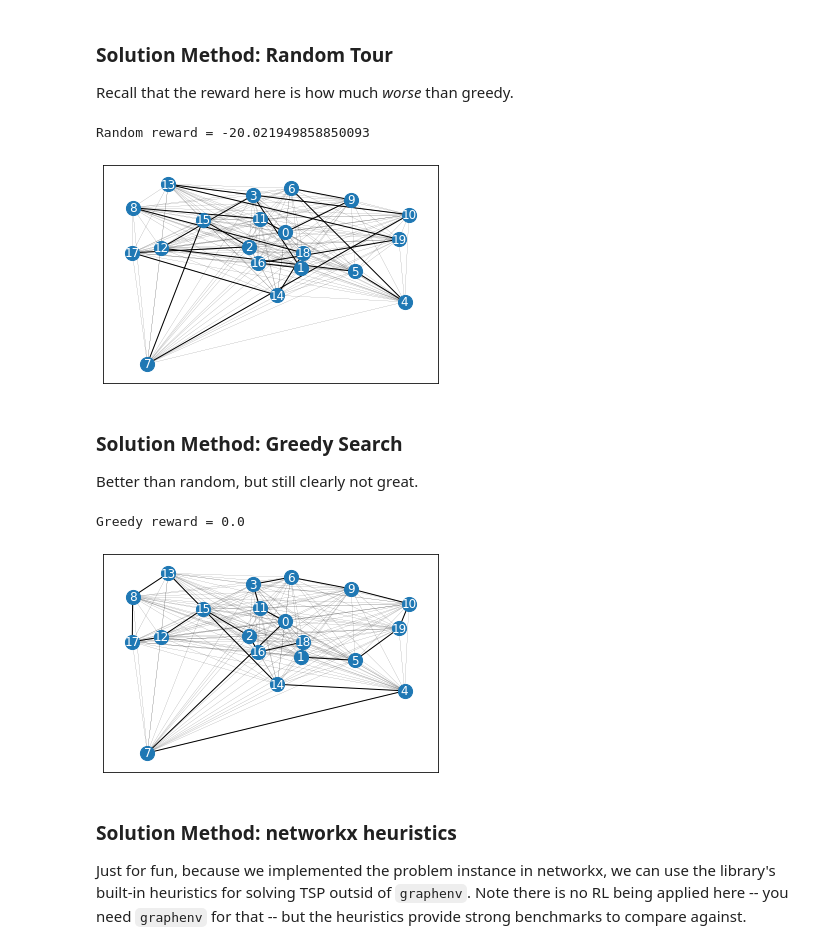
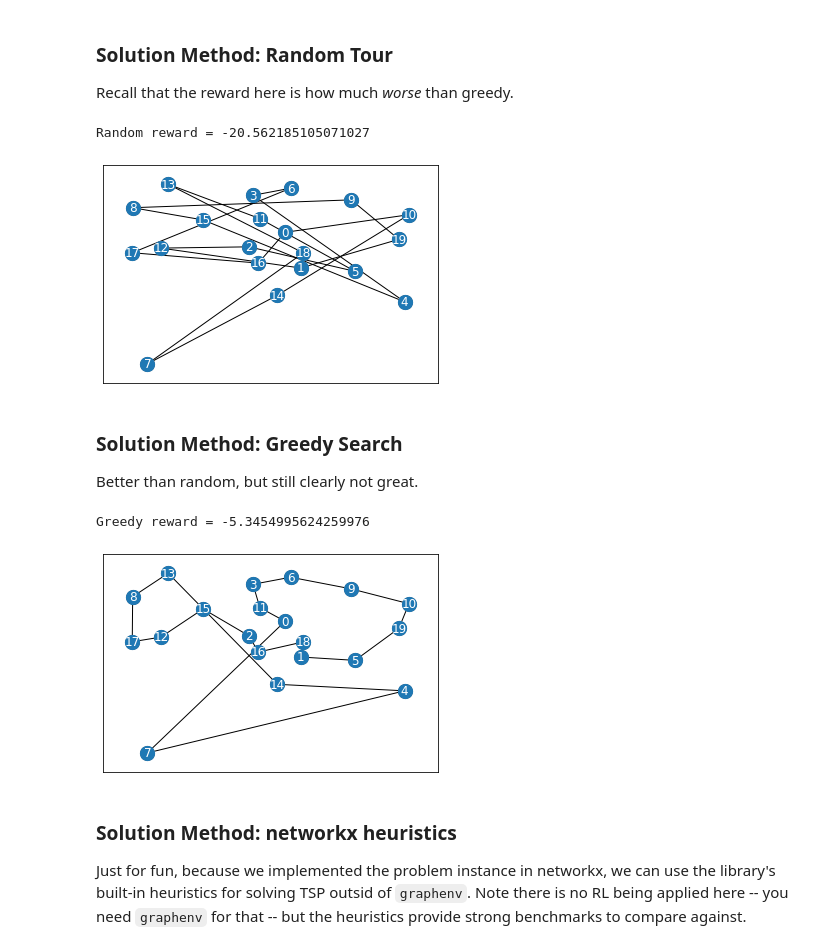
Before and after one commit to NREL/graph-env, a Jupyter notebook: docs/source/examples/tsp_docs.ipynb, the cells around one changed output. Cells and saved outputs as stored; diff of their text form; code cells hidden in the pictures.

```diff
--- a/docs/source/examples/tsp_docs.ipynb
+++ b/docs/source/examples/tsp_docs.ipynb
@@ -260,20 +256,20 @@ Recall that the reward here is how much _worse_ than greedy.
 # %%
 env.reset()
 
 done = False
 rand_rew = 0.
 while not done:
     action = env.action_space.sample()
     _, rew, done, _ = env.step(action)
     rand_rew += rew
 
 print(f"Random reward = {rand_rew}")
 
 path = env.state.tour
-_ = plot_network(G=G, path=path)
+_ = env.render()
 # %% [output]
-Random reward = -20.021949858850093
+Random reward = -20.562185105071027
-[figure, old version]
+[figure, new version]
 # %% [markdown]
 ### Solution Method:  Greedy Search
 
@@ -293,10 +289,10 @@ while not done:
 print(f"Greedy reward = {greedy_rew}")
 
 path = env.state.tour
-_ = plot_network(G=G, path=path)
+_ = env.render()
 # %% [output]
-Greedy reward = 0.0
+Greedy reward = -5.3454995624259976
-[figure, old version]
+[figure, new version]
 # %% [markdown]
 ### Solution Method:  networkx heuristics
 
```
Also changed, not shown: parts of 1 cell of this notebook, 11 other files.
